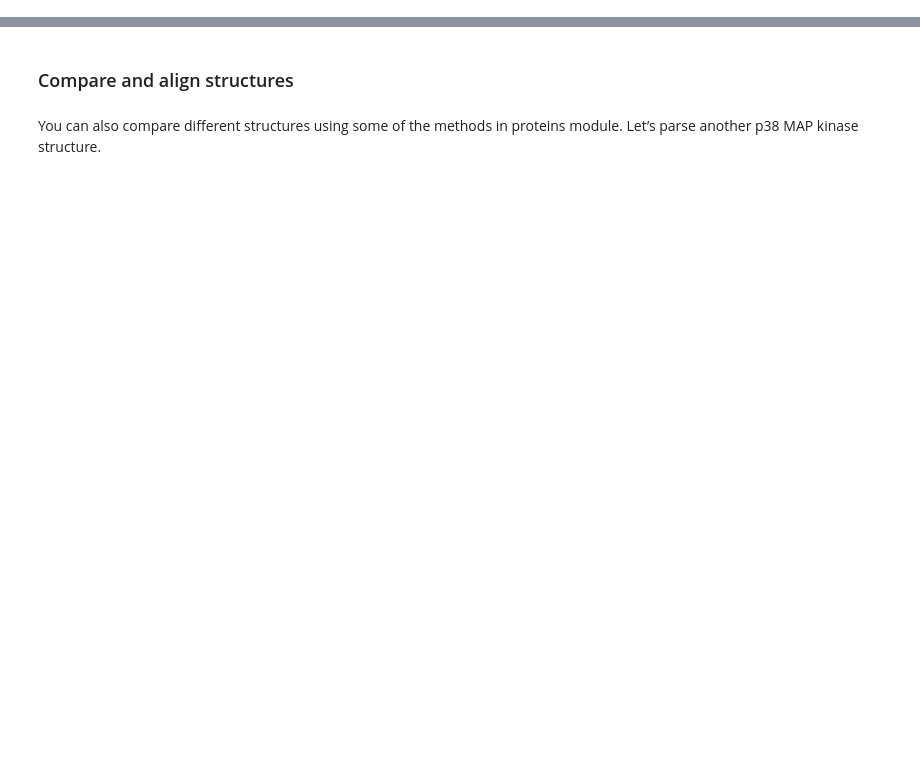
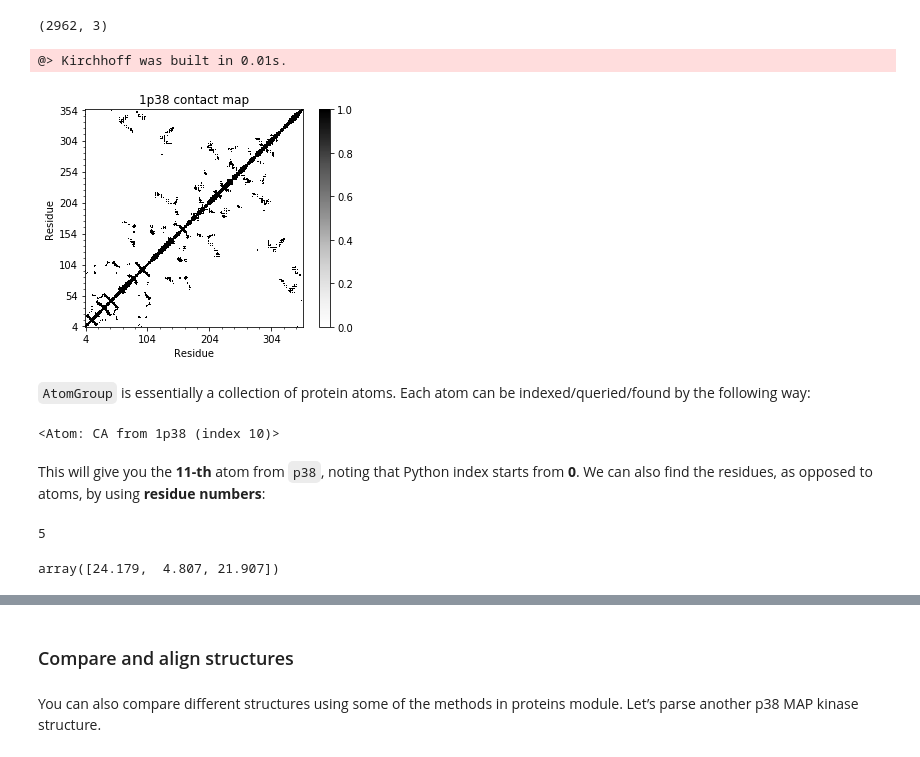
Before and after one commit to prody/ProDy-website, a Jupyter notebook: _static/ipynb/prody_basic.ipynb, the cells around one changed output, grey strips where cells are left out. Drawn from its saved outputs; the diff is of its cells as text; code cells hidden in the pictures; blank space fills up the shorter version.

```diff
--- a/_static/ipynb/prody_basic.ipynb
+++ b/_static/ipynb/prody_basic.ipynb
@@ -25,0 +234,25 @@ calcGyradius(p38)
+# %%
+p38.getCoords().shape
+# %% [output]
+(2962, 3)
+# %%
+showContactMap(p38.ca, cmap='Greys');
+# %% [output]
+@> Kirchhoff was built in 0.01s.
+[figure, added]
+# %% [markdown]
+`AtomGroup` is essentially a collection of protein atoms. Each atom can be indexed/queried/found by the following way:
+# %%
+p38[10]
+# %% [output]
+<Atom: CA from 1p38 (index 10)>
+# %% [markdown]
+This will give you the **11-th** atom from `p38`, noting that Python index starts from **0**. We can also find the residues, as opposed to atoms, by using **residue numbers**:
+# %%
+p38[10].getResnum()
+# %% [output]
+5
+# %%
+p38[10].getCoords()
+# %% [output]
+array([24.179,  4.807, 21.907])
```
Also changed, not shown: parts of 227 cells of this notebook, 6 other files.
